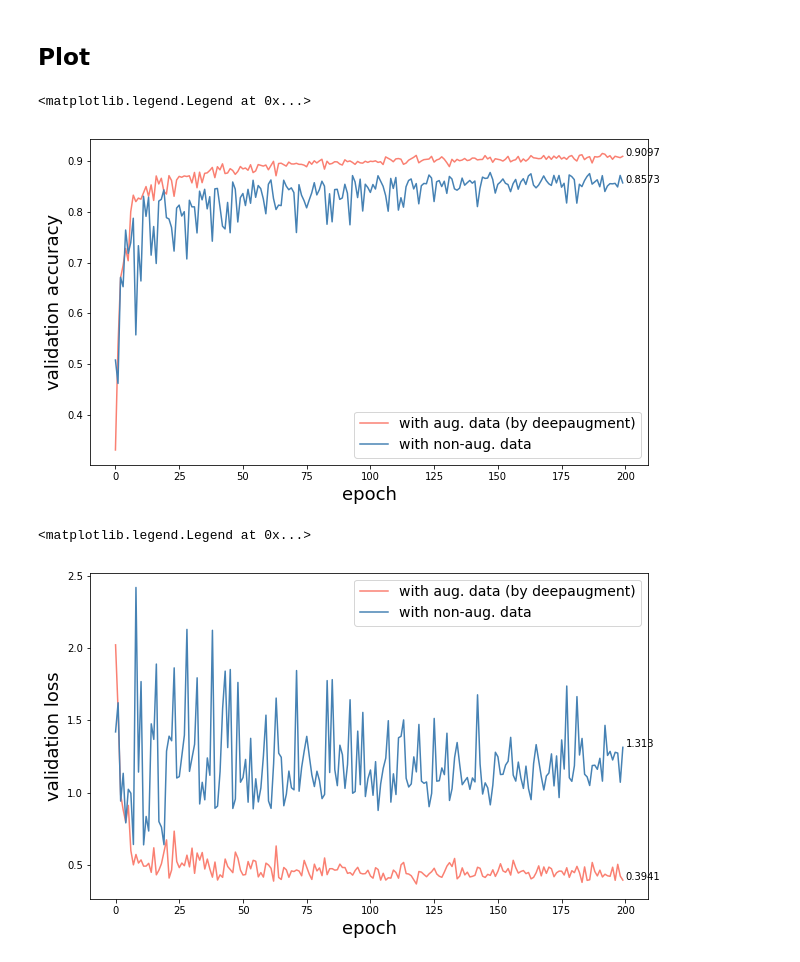
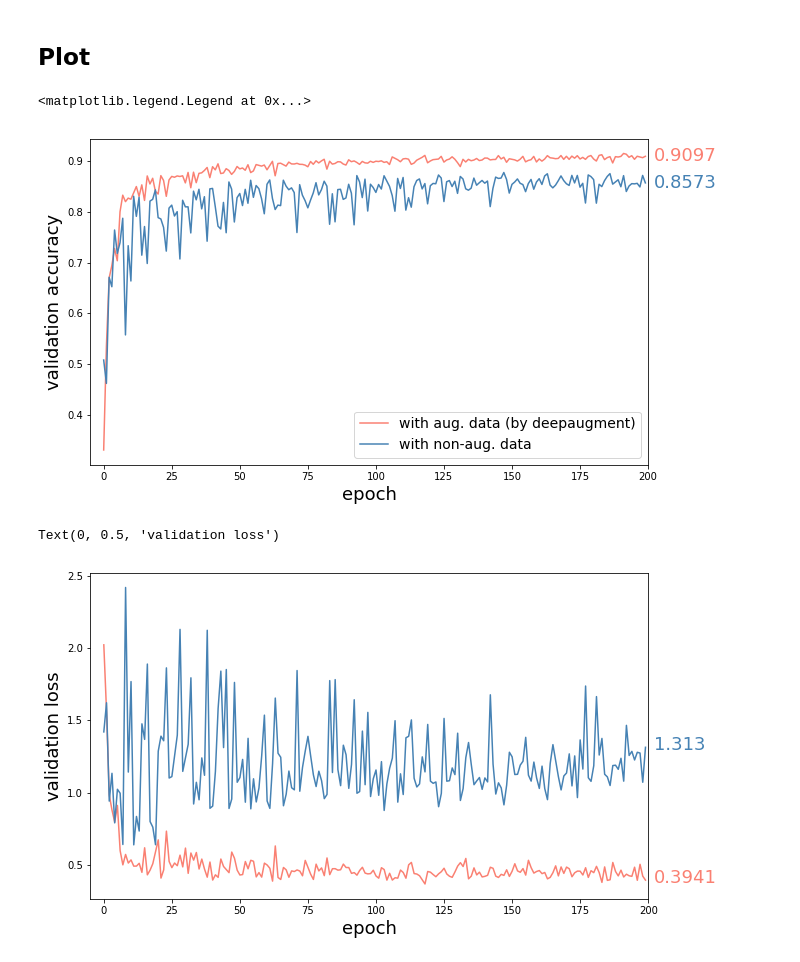
Before and after one commit to barisozmen/deepaugment, a Jupyter notebook: notebooks/result-analyses/05-BO-compare-deepaugment-results-against-unaugmented-model.ipynb, the cells around one changed output. Drawn from its saved outputs; the diff is of its cells as text; code cells hidden in the pictures.

```diff
--- a/notebooks/result-analyses/05-BO-compare-deepaugment-results-against-unaugmented-model.ipynb
+++ b/notebooks/result-analyses/05-BO-compare-deepaugment-results-against-unaugmented-model.ipynb
@@ -35,42 +35,49 @@ nonaug_df.head()
 ## Plot
 # %%
 plt.figure(figsize=(10,6))
+
+TEXT_X_SHIFT = +2
+TEXT_Y_SHIFT = -0.01
 
 plt.plot(aug_df["epoch"],aug_df["val_acc"], color="salmon")
 #plt.plot(aug_df["epoch"],aug_df["acc"], "--",color="salmon")
 last_acc = aug_df["val_acc"].values[-1]
-plt.text(aug_df.__len__(), last_acc, str(last_acc))
+plt.text(aug_df.__len__()+TEXT_X_SHIFT, last_acc+TEXT_Y_SHIFT, str(last_acc), color="salmon", fontsize=18)
 
 plt.plot(nonaug_df["epoch"],nonaug_df["val_acc"], color="steelblue")
 #plt.plot(nonaug_df["epoch"],nonaug_df["acc"], "--",color="steelblue")
 last_acc = nonaug_df["val_acc"].values[-1]
-plt.text(nonaug_df.__len__(), last_acc, str(last_acc))
+plt.text(nonaug_df.__len__()+TEXT_X_SHIFT, last_acc+TEXT_Y_SHIFT, str(last_acc), color="steelblue", fontsize=18)
 
-
-
+plt.xlim(-5,200)
 
 plt.xlabel("epoch", fontsize=18)
 plt.ylabel("validation accuracy", fontsize=18)
 plt.legend(labels=["with aug. data (by deepaugment)","with non-aug. data"], fontsize=14)
 # %% [output]
 <matplotlib.legend.Legend at 0x...>
-[figure, old version]
+[figure, new version]
 # %%
 plt.figure(figsize=(10,6))
+
+TEXT_X_SHIFT = +2
+TEXT_Y_SHIFT = -0.02
 
 plt.plot(aug_df["epoch"],aug_df["val_loss"], color="salmon")
 #plt.plot(aug_df["epoch"],aug_df["acc"], "--",color="salmon")
 last_loss = aug_df["val_loss"].values[-1]
-plt.text(aug_df.__len__(), last_loss, f"{last_loss:.4}")
+plt.text(aug_df.__len__()+TEXT_X_SHIFT, last_loss+TEXT_Y_SHIFT, f"{last_loss:.4}", color="salmon", fontsize=18)
 
 plt.plot(nonaug_df["epoch"],nonaug_df["val_loss"], color="steelblue")
 #plt.plot(nonaug_df["epoch"],nonaug_df["acc"], "--",color="steelblue")
 last_loss = nonaug_df["val_loss"].values[-1]
-plt.text(aug_df.__len__(), last_loss, f"{last_loss:.4}" )
+plt.text(aug_df.__len__()+TEXT_X_SHIFT, last_loss+TEXT_Y_SHIFT, f"{last_loss:.4}", color="steelblue", fontsize=18)
+
+plt.xlim(-5,200)
 
 plt.xlabel("epoch", fontsize=18)
 plt.ylabel("validation loss", fontsize=18)
-plt.legend(labels=["with aug. data (by deepaugment)","with non-aug. data"], fontsize=14)
+# plt.legend(labels=["with aug. data (by deepaugment)","with non-aug. data"], fontsize=14)
 # %% [output]
-<matplotlib.legend.Legend at 0x...>
+Text(0, 0.5, 'validation loss')
-[figure, old version]
+[figure, new version]
```
